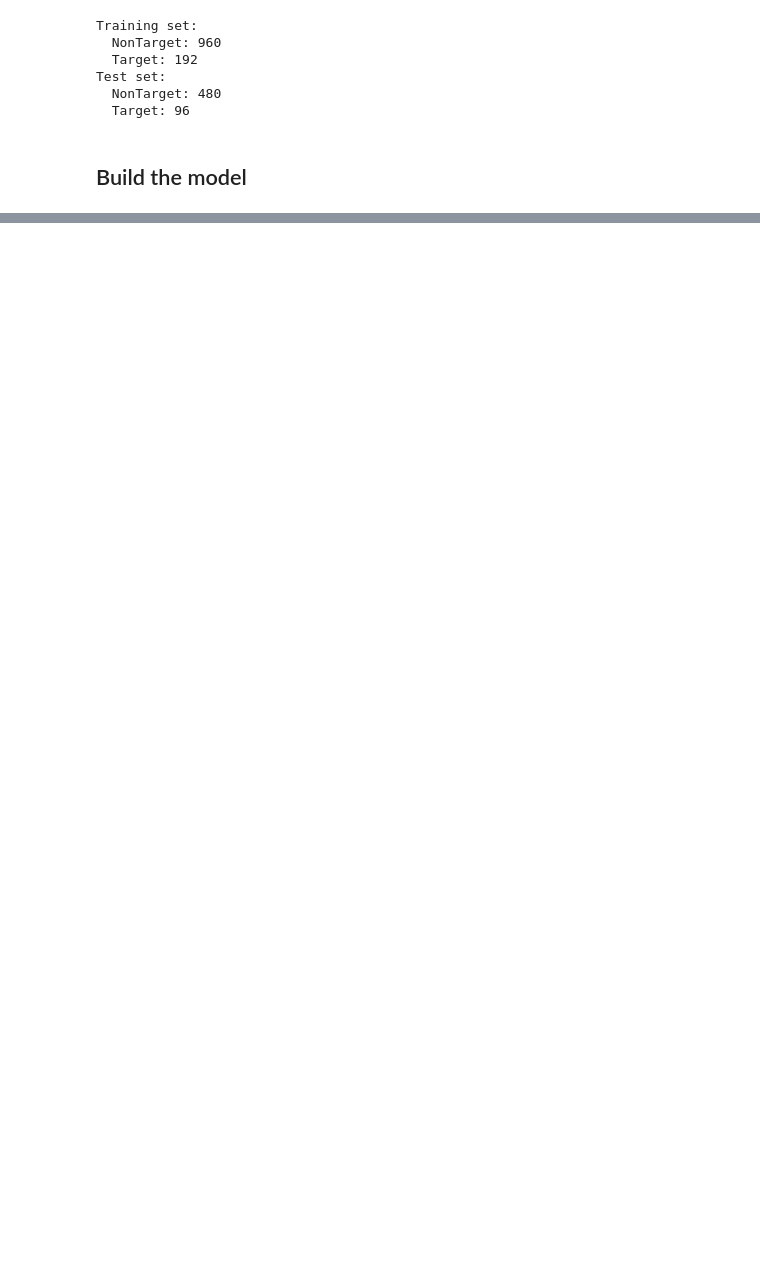
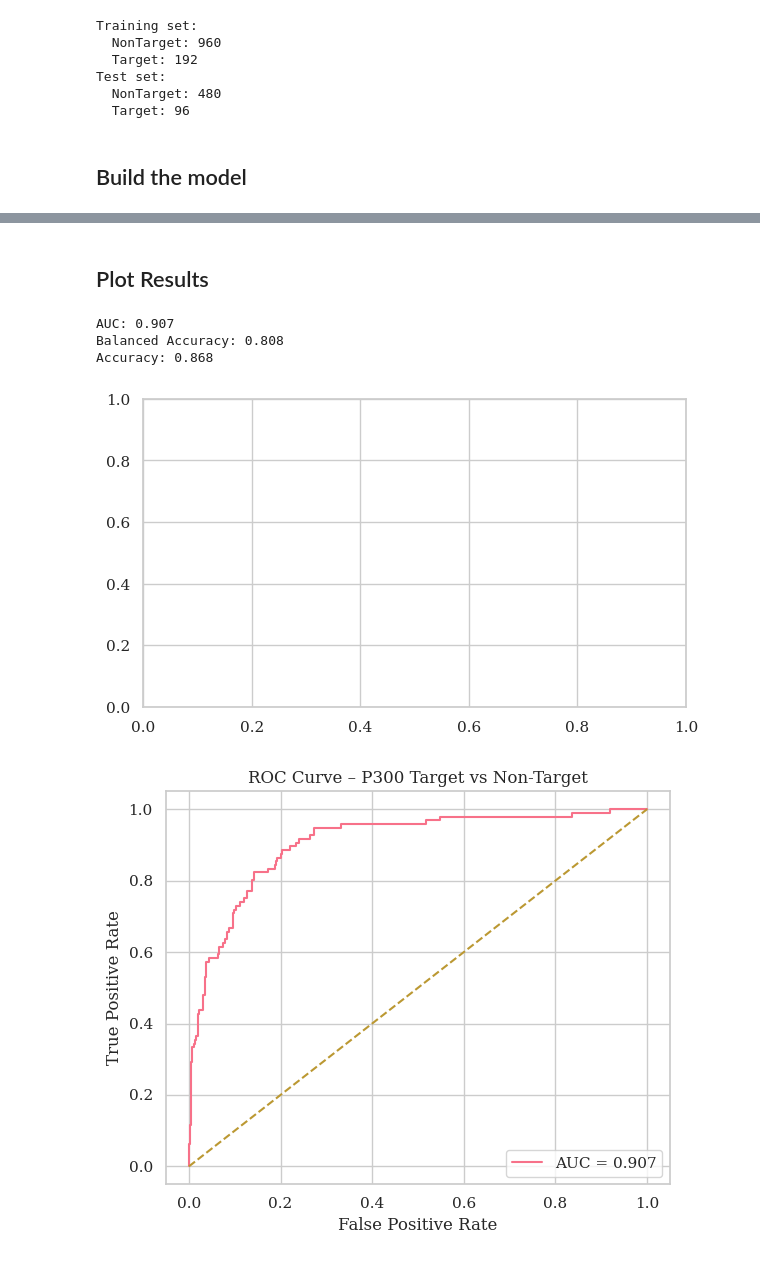
Before and after one commit to stratisvaldo/p300-personalisation-hyperscanning, a Jupyter notebook: Notebook/P300_pipeline_tutorial.ipynb, the cells around one changed output, grey strips where cells are left out. Cells and saved outputs as stored; diff of their text form; code cells hidden in the pictures; blank space fills up the shorter version.

Commit message:
added small paramters search + CV + model and training + evaluation but there are bugs with plots

```diff
--- a/Notebook/P300_pipeline_tutorial.ipynb
+++ b/Notebook/P300_pipeline_tutorial.ipynb
@@ -301,0 +664,50 @@ Test set:
+# %% [markdown]
+## Plot Results
+# %%
+# collect predictions and metrics
+
+import numpy as np
+from sklearn.metrics import roc_auc_score, balanced_accuracy_score, accuracy_score
+
+# probabilities and predictions
+proba = final_clf.predict_proba(test_set)
+y_pred = np.argmax(proba, axis=1)
+
+# extract true labels robustly
+meta_test = test_set.get_metadata()
+label_col = "target" if "target" in meta_test.columns else "label"
+y_true = meta_test[label_col].to_numpy()
+
+# metrics
+auc = roc_auc_score(y_true, proba[:, 1])
+bacc = balanced_accuracy_score(y_true, y_pred)
+acc = accuracy_score(y_true, y_pred)
+
+print(f"AUC: {auc:.3f}")
+print(f"Balanced Accuracy: {bacc:.3f}")
+print(f"Accuracy: {acc:.3f}")
+# %% [output]
+AUC: 0.907
+Balanced Accuracy: 0.808
+Accuracy: 0.868
+# %%
+#ROC curve
+
+import matplotlib.pyplot as plt
+from sklearn.metrics import roc_curve
+
+fpr, tpr, thresholds = roc_curve(y_true, proba[:, 1])
+
+plt.figure(figsize=(6, 5))
+plt.plot(fpr, tpr, label=f"AUC = {auc:.3f}")
+plt.plot([0, 1], [0, 1], linestyle="--")
+plt.xlabel("False Positive Rate")
+plt.ylabel("True Positive Rate")
+plt.title("ROC Curve – P300 Target vs Non-Target")
+plt.legend(loc="lower right")
+plt.grid(True)
+plt.tight_layout()
+plt.show()
+# %% [output]
+[figure, added]
+[figure, added]
```
Also changed, not shown: parts of 27 cells of this notebook.
